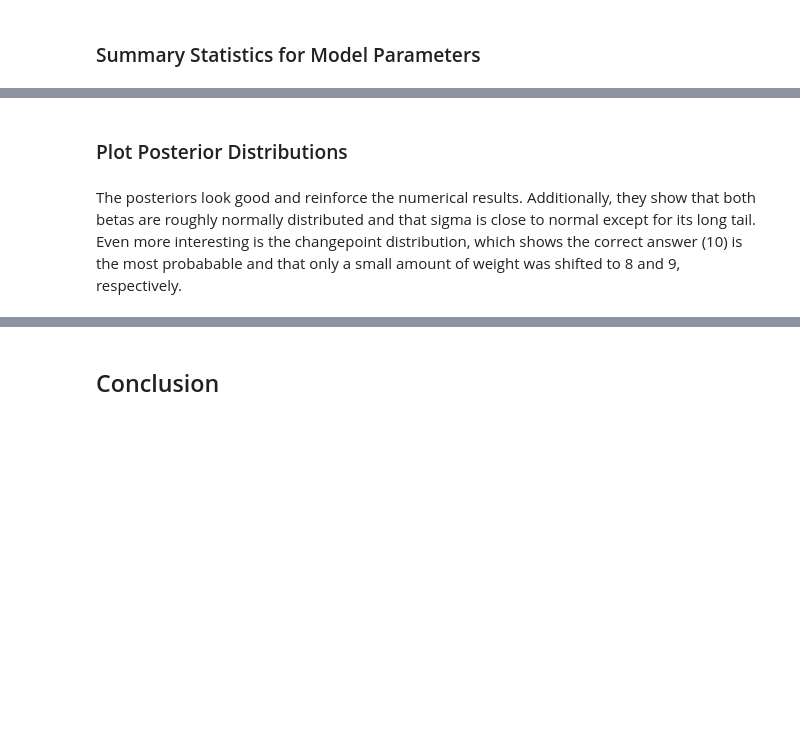
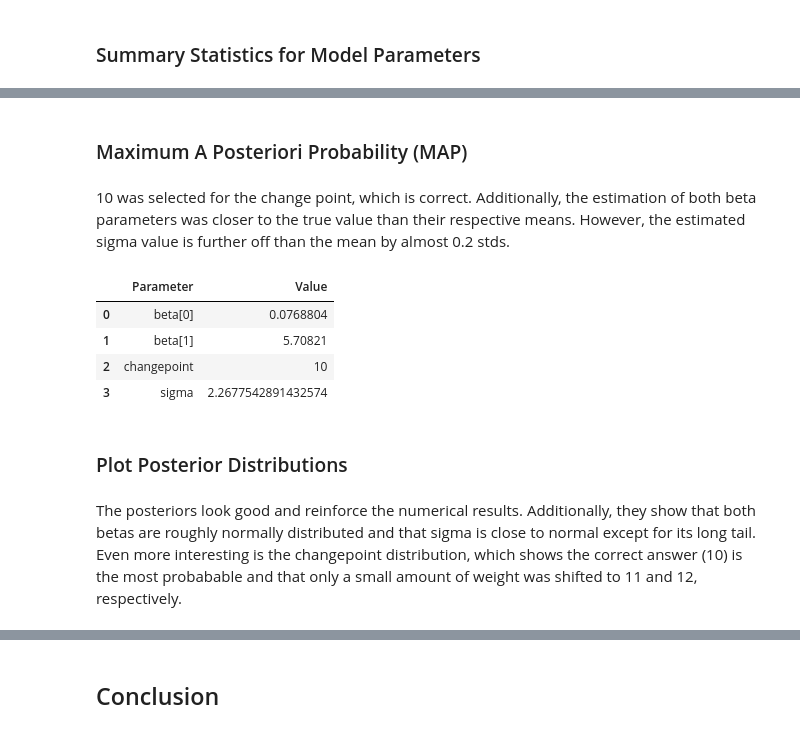
Before and after one commit to anthonymelson/portfolio, a Jupyter notebook: Simple_Bayesian_Change_Point_Detection_with_Pymc3.ipynb, the cells around one changed output, grey strips where cells are left out. Cells and saved outputs as stored; diff of their text form; code cells hidden in the pictures; blank space fills up the shorter version.

```diff
--- a/Simple_Bayesian_Change_Point_Detection_with_Pymc3.ipynb
+++ b/Simple_Bayesian_Change_Point_Detection_with_Pymc3.ipynb
@@ -92,7 +101,20 @@ az.summary(trace, kind='stats', var_names=['beta','sigma','changepoint'])
+# %% [markdown]
+### Maximum A Posteriori Probability (MAP)
+# %% [markdown]
+10 was selected for the change point, which is correct.  Additionally, the estimation of both beta parameters was closer to the true value than their respective means.  However, the estimated sigma value is further off than the mean by almost 0.2 stds.
+# %%
+pd.DataFrame( {'Parameter': ['beta[0]', 'beta[1]','changepoint', 'sigma'],
+    'Value':[MAP_['beta'][0], MAP_['beta'][1], MAP_['changepoint'], MAP_['sigma']]})
+# %% [output]
+|  | Parameter | Value |
+| 0 | beta[0] | 0.0768804 |
+| 1 | beta[1] | 5.70821 |
+| 2 | changepoint | 10 |
+| 3 | sigma | 2.2677542891432574 |
 # %% [markdown]
 ### Plot Posterior Distributions
 # %% [markdown]
-The posteriors look good and reinforce the numerical results.  Additionally, they show that both betas are roughly normally distributed and that sigma is close to normal except for its long tail.  Even more interesting is the changepoint distribution, which shows the correct answer (10) is the most probabable and that only a small amount of weight was shifted to 8 and 9, respectively.
+The posteriors look good and reinforce the numerical results.  Additionally, they show that both betas are roughly normally distributed and that sigma is close to normal except for its long tail.  Even more interesting is the changepoint distribution, which shows the correct answer (10) is the most probabable and that only a small amount of weight was shifted to 11 and 12, respectively.
 # %%
 az.plot_posterior(trace, var_names=['beta','sigma','changepoint'])
 plt.show()
```
Also changed, not shown: parts of 10 cells of this notebook.
